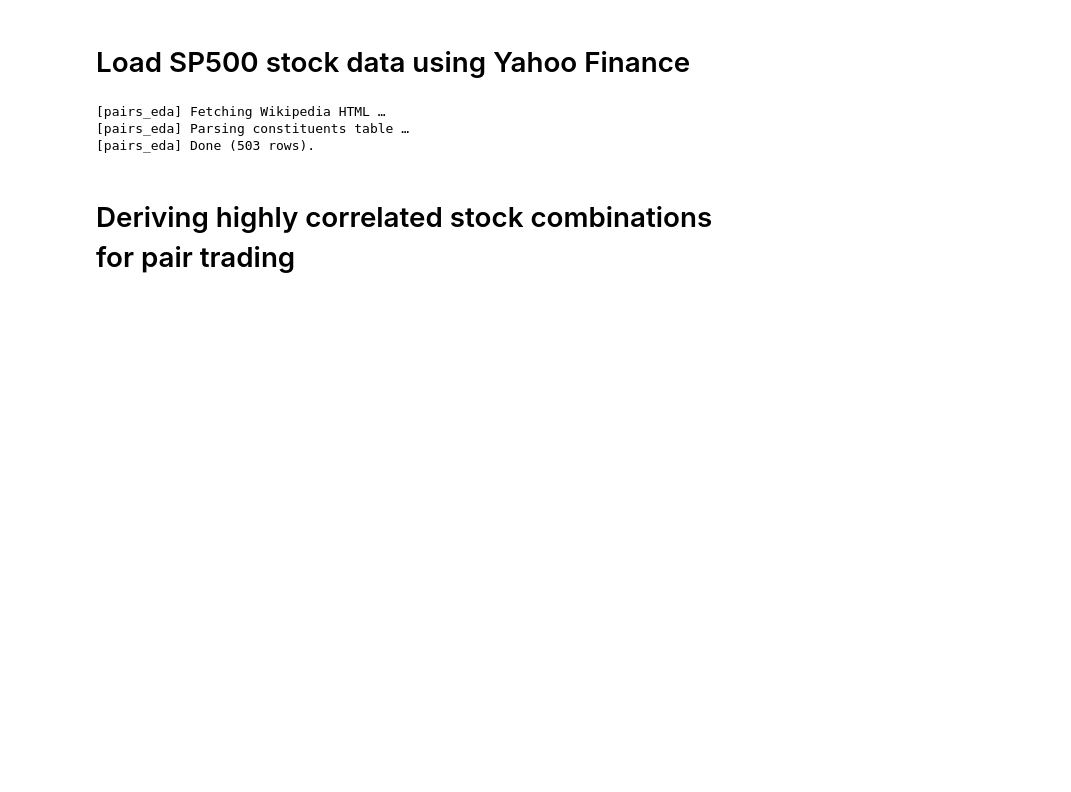
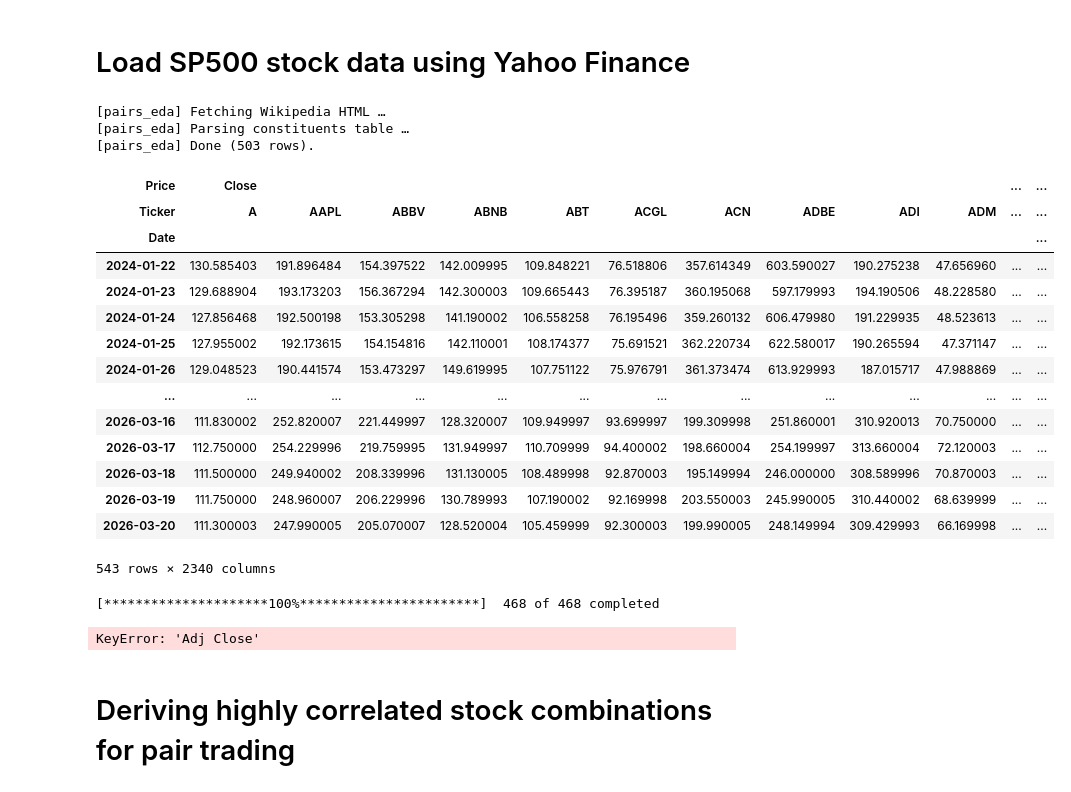
Before and after one commit to danielyouk/crypto-trading-rs, a Jupyter notebook: reference/python_pairstrading/stock-trading-eda-scheduled_eng.ipynb, the cells around one changed output. Saved outputs shown, nothing was run; the diff lists cells and outputs as text; code cells hidden in the pictures; blank space fills up the shorter version.

```diff
--- a/reference/python_pairstrading/stock-trading-eda-scheduled_eng.ipynb
+++ b/reference/python_pairstrading/stock-trading-eda-scheduled_eng.ipynb
@@ -36,7 +34,29 @@ sp500
+# %%
+_dl_1d
+# %% [output]
+| Price | Close |  |  |  |  |  |  |  |  |  | ... | ... |
+| Ticker | A | AAPL | ABBV | ABNB | ABT | ACGL | ACN | ADBE | ADI | ADM | ... | ... |
+| Date |  |  |  |  |  |  |  |  |  |  |  | ... |
+| 2024-01-22 | 130.585403 | 191.896484 | 154.397522 | 142.009995 | 109.848221 | 76.518806 | 357.614349 | 603.590027 | 190.275238 | 47.656960 | ... | ... |
+| 2024-01-23 | 129.688904 | 193.173203 | 156.367294 | 142.300003 | 109.665443 | 76.395187 | 360.195068 | 597.179993 | 194.190506 | 48.228580 | ... | ... |
+| 2024-01-24 | 127.856468 | 192.500198 | 153.305298 | 141.190002 | 106.558258 | 76.195496 | 359.260132 | 606.479980 | 191.229935 | 48.523613 | ... | ... |
+| 2024-01-25 | 127.955002 | 192.173615 | 154.154816 | 142.110001 | 108.174377 | 75.691521 | 362.220734 | 622.580017 | 190.265594 | 47.371147 | ... | ... |
+| 2024-01-26 | 129.048523 | 190.441574 | 153.473297 | 149.619995 | 107.751122 | 75.976791 | 361.373474 | 613.929993 | 187.015717 | 47.988869 | ... | ... |
+| ... | ... | ... | ... | ... | ... | ... | ... | ... | ... | ... | ... | ... |
+| 2026-03-16 | 111.830002 | 252.820007 | 221.449997 | 128.320007 | 109.949997 | 93.699997 | 199.309998 | 251.860001 | 310.920013 | 70.750000 | ... | ... |
+| 2026-03-17 | 112.750000 | 254.229996 | 219.759995 | 131.949997 | 110.709999 | 94.400002 | 198.660004 | 254.199997 | 313.660004 | 72.120003 | ... | ... |
+| 2026-03-18 | 111.500000 | 249.940002 | 208.339996 | 131.130005 | 108.489998 | 92.870003 | 195.149994 | 246.000000 | 308.589996 | 70.870003 | ... | ... |
+| 2026-03-19 | 111.750000 | 248.960007 | 206.229996 | 130.789993 | 107.190002 | 92.169998 | 203.550003 | 245.990005 | 310.440002 | 68.639999 | ... | ... |
+| 2026-03-20 | 111.300003 | 247.990005 | 205.070007 | 128.520004 | 105.459999 | 92.300003 | 199.990005 | 248.149994 | 309.429993 | 66.169998 | ... | ... |
+543 rows × 2340 columns
 # %%
 # download data from yahoo finance
 # Slow: ~500 symbols × Yahoo requests — often minutes, not seconds. progress=True shows a bar.
 # yfinance stubs may type download() as DataFrame | None — assign then narrow for the type checker.
+# auto_adjust=False keeps a separate Adj Close column when Yahoo returns it; if only Close exists
+# (common with auto_adjust=True), adj_close_or_close_panel uses Close (already adjusted).
+from pairs_eda import adj_close_or_close_panel
+
 _dl_1d = yf.download(
     sp500_list,
     start=start_time,
@@ -44,10 +64,14 @@ _dl_1d = yf.download(
     interval="1d",
     progress=True,
     threads=True,
+    auto_adjust=False,
 )
 if _dl_1d is None:
     raise RuntimeError("yfinance.download returned None")
-data_1d = _dl_1d["Adj Close"]
+data_1d = adj_close_or_close_panel(_dl_1d)
+# %% [output]
+[*********************100%***********************]  468 of 468 completed
+KeyError: 'Adj Close'
 # %% [markdown]
 # Deriving highly correlated stock combinations for pair trading
 # %% [markdown]
```
Also changed, not shown: parts of 2 cells of this notebook, 2 other files.
